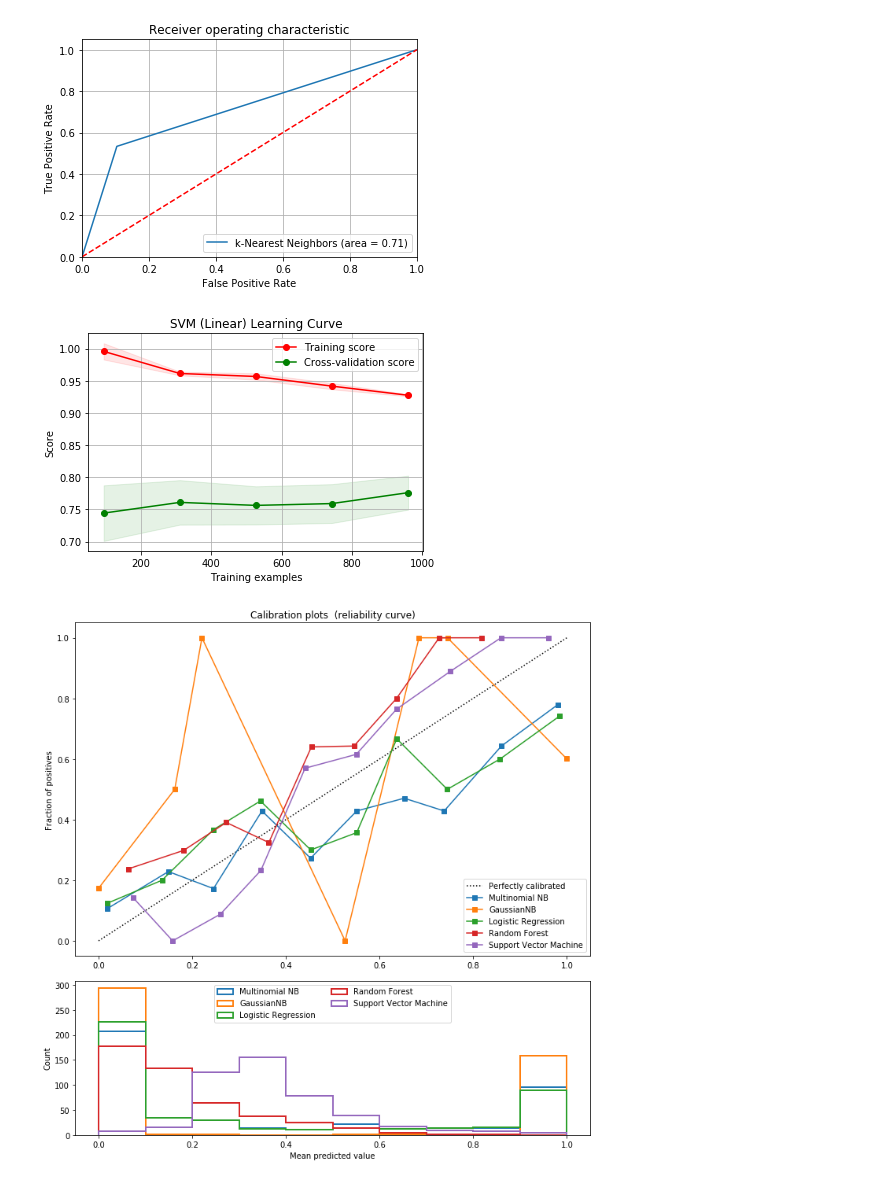
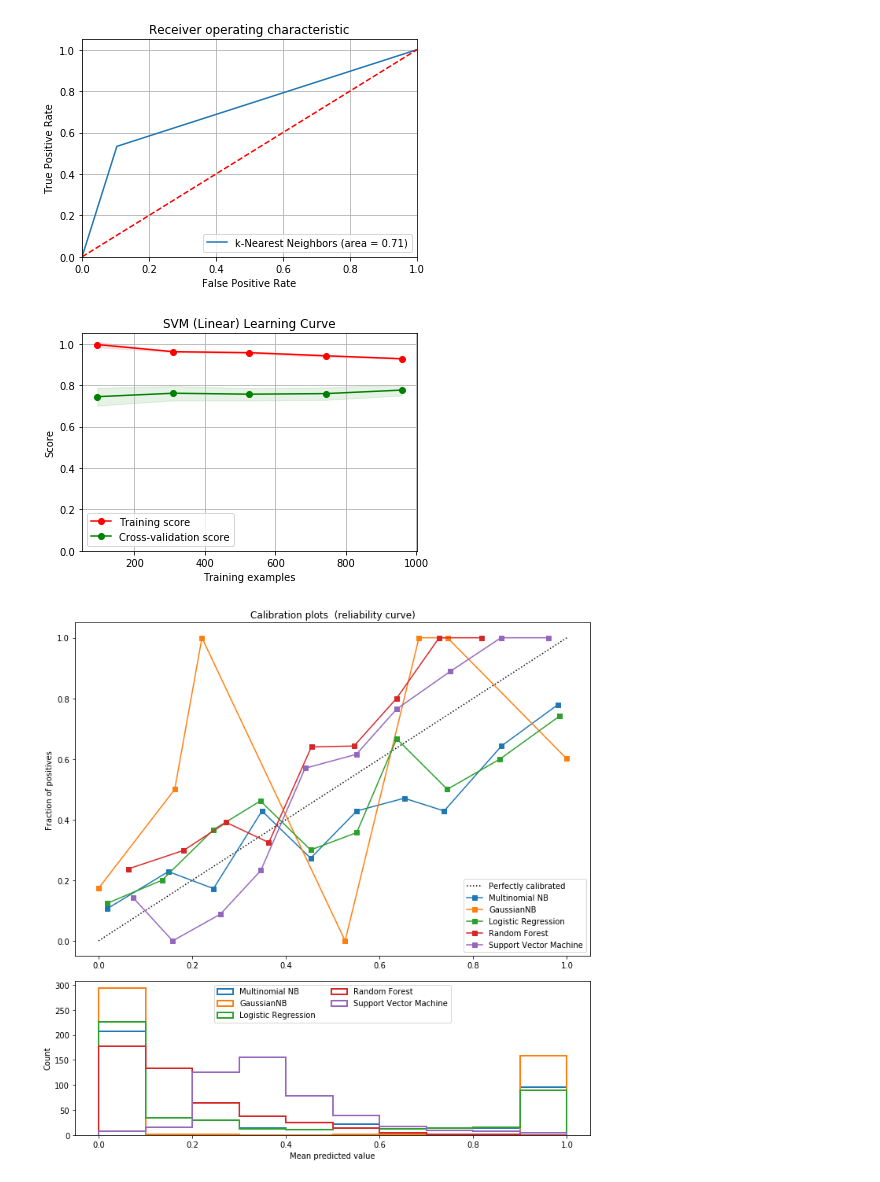
Before and after one commit to grantaguinaldo/final-project, a Jupyter notebook: McModel/McModel_bow.ipynb, the cells around one changed output. Drawn from its saved outputs; the diff is of its cells as text; code cells hidden in the pictures.

```diff
--- a/McModel/McModel_bow.ipynb
+++ b/McModel/McModel_bow.ipynb
@@ -702,34 +708,35 @@ train_scores_std = np.std(train_scores, axis=1)
 test_scores_mean = np.mean(test_scores, axis=1)
 test_scores_std = np.std(test_scores, axis=1)
 
 plt.grid()
 
 plt.fill_between(train_sizes,
                  train_scores_mean - train_scores_std,
                  train_scores_mean + train_scores_std,
                  alpha=0.1,
                  color="r")
 
 plt.fill_between(train_sizes,
                  test_scores_mean - test_scores_std,
                  test_scores_mean + test_scores_std,
                  alpha=0.1, color="g")
 
 plt.plot(train_sizes,
          train_scores_mean,
          'o-',
          color="r",
          label="Training score")
 
 plt.plot(train_sizes,
          test_scores_mean,
          'o-', color="g",
          label="Cross-validation score")
 
+plt.ylim([0.0, 1.05])
 plt.legend(loc="best")
 plt.show()
 # %% [output]
-[figure, old version]
+[figure, new version]
 # %%
 nb = MultinomialNB()
 gnb = GaussianNB()
```
Also changed, not shown: parts of 10 cells of this notebook, 3 other files.
